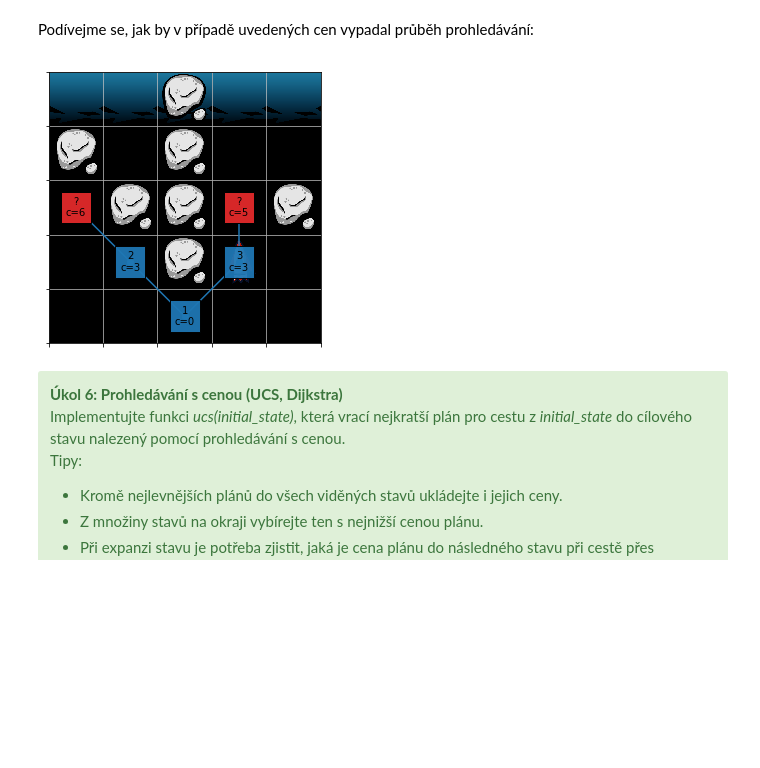
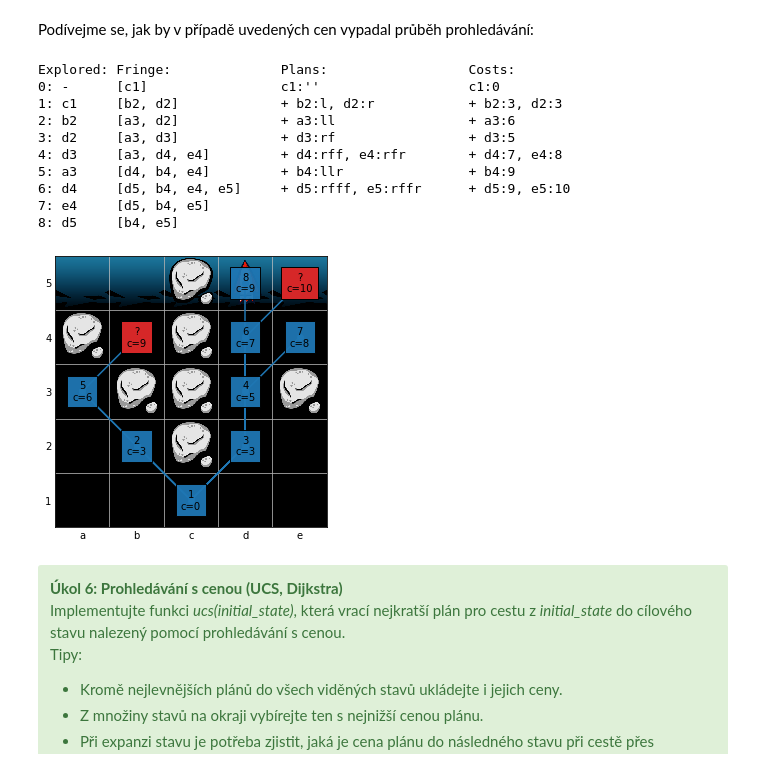
Before and after one commit to effa/ai-search-workshop, a Jupyter notebook: workshop.ipynb, the cells around one changed output. Saved outputs shown, nothing was run; the diff lists cells and outputs as text; code cells hidden in the pictures; blank space fills up the shorter version.

Commit message:
Improve visualizations

```diff
--- a/workshop.ipynb
+++ b/workshop.ipynb
@@ -525,23 +529,30 @@ Okraj: {'f', 'e', 'd'}
 Podívejme se, jak by v případě uvedených cen vypadal průběh prohledávání:
 # %%
 # Ukazka UCS prohledavaciho stromu.
-c1 = parse_state(
+state = parse_state(
 '| | |A| | |'
 '|A| |A| | |'
 '| |A|A| |A|'
 '| | |A| | |'
 '| | |S| | |')
-b2 = move(c1,'l'); d2 = move(c1,'r')
-a3 = move(b2,'l'); d3 = move(d2,'f')
-# b4 = move(a3, 'r'); e4 = move(d3, 'r')
-# c5 = move(b4, 'r'); e5 = move(e4, 'f')
-# Pro vizualizci jednotlivych kroku nastavte interactive=True.
-with visualize_search(c1, costs=True, interactive=False):
-    log_search_step(c1,     {b2, d2}, {c1:0, b2:3, d2:3})
-    log_search_step(b2,     {d2, a3}, {c1:0, b2:3, d2:3, a3:6})
-    log_search_step(d2,     {d3, a3}, {c1:0, b2:3, d2:3, d3:5, a3:6})
+# Pro vizualizaci jednotlivych kroku nastavte interactive=True.
+with visualize_search(state, costs=True, text=True, interactive=False):
+    solutions.ucs(state)
+#     log_search_step(c1,     {b2, d2}, {c1:0, b2:3, d2:3})
+#     log_search_step(b2,     {d2, a3}, {c1:0, b2:3, d2:3, a3:6})
+#     log_search_step(d2,     {d3, a3}, {c1:0, b2:3, d2:3, d3:5, a3:6})
 # %% [output]
+Explored: Fringe:              Plans:                  Costs:
+0: -      [c1]                 c1:''                   c1:0
+1: c1     [b2, d2]             + b2:l, d2:r            + b2:3, d2:3
+2: b2     [a3, d2]             + a3:ll                 + a3:6
+3: d2     [a3, d3]             + d3:rf                 + d3:5
+4: d3     [a3, d4, e4]         + d4:rff, e4:rfr        + d4:7, e4:8
+5: a3     [d4, b4, e4]         + b4:llr                + b4:9
+6: d4     [d5, b4, e4, e5]     + d5:rfff, e5:rffr      + d5:9, e5:10
+7: e4     [d5, b4, e5]
+8: d5     [b4, e5]
-[figure, old version]
+[figure, new version]
 # %% [markdown]
 <div class="alert alert-block alert-success">
 <b>Úkol 6: Prohledávání s cenou (UCS, Dijkstra)</b><br/>
```
Also changed, not shown: parts of 24 cells of this notebook, 3 other files.
